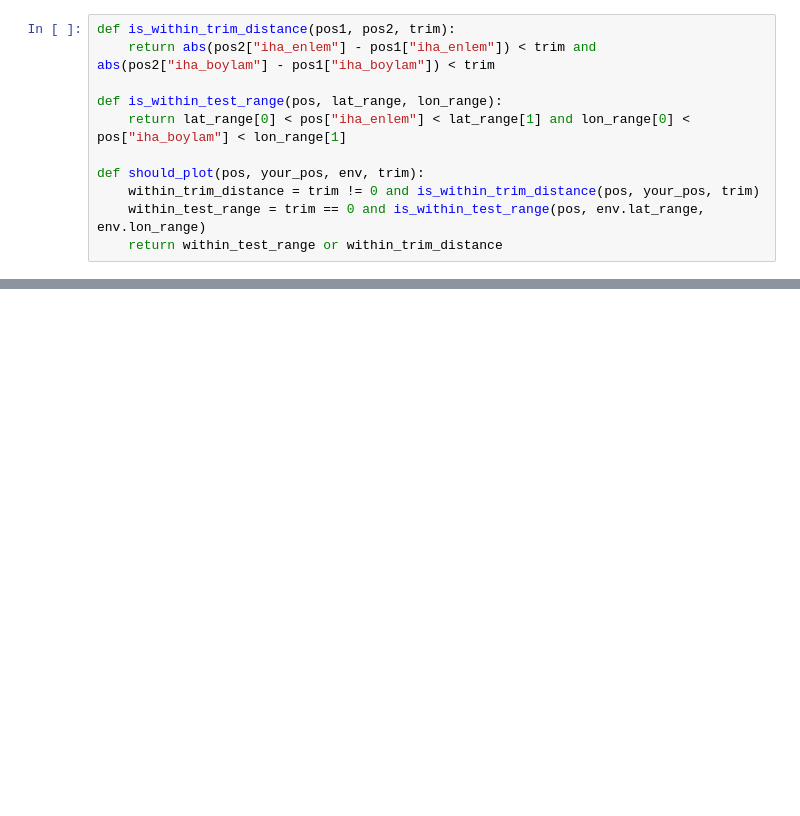
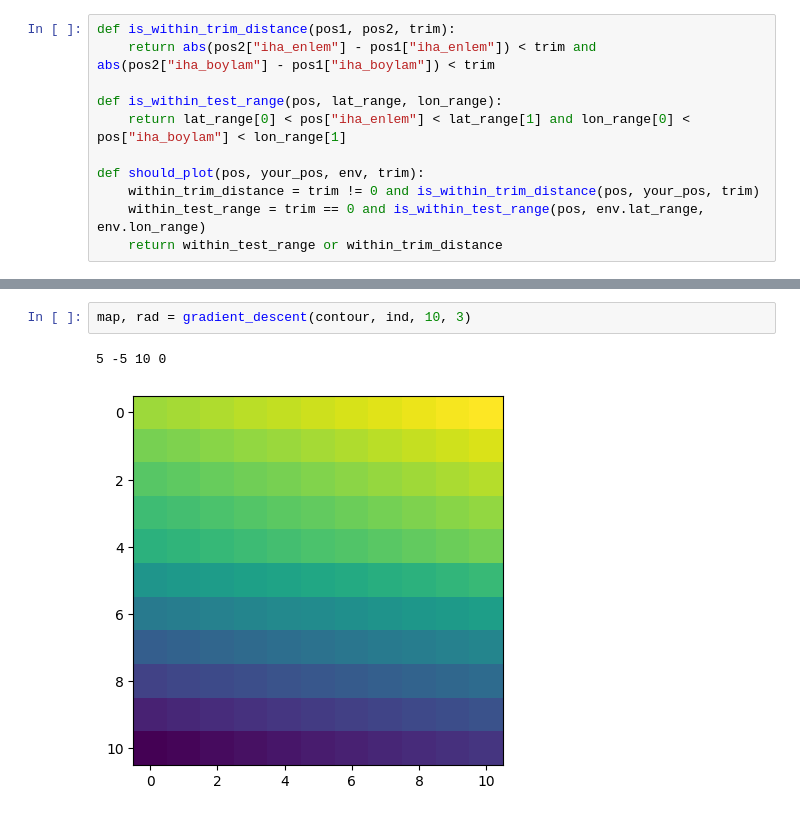
Before and after one commit to alihan-ozturk/sim, a Jupyter notebook: sss.ipynb, the cells around one changed output, grey strips where cells are left out. Drawn from its saved outputs; the diff is of its cells as text; blank space fills up the shorter version.

```diff
--- a/sss.ipynb
+++ b/sss.ipynb
@@ -209,0 +229,5 @@ KeyboardInterrupt
+# %%
+map, rad = gradient_descent(contour, ind, 10, 3)
+# %% [output]
+5 -5 10 0
+[figure, added]
```
Also changed, not shown: parts of 13 cells of this notebook.
